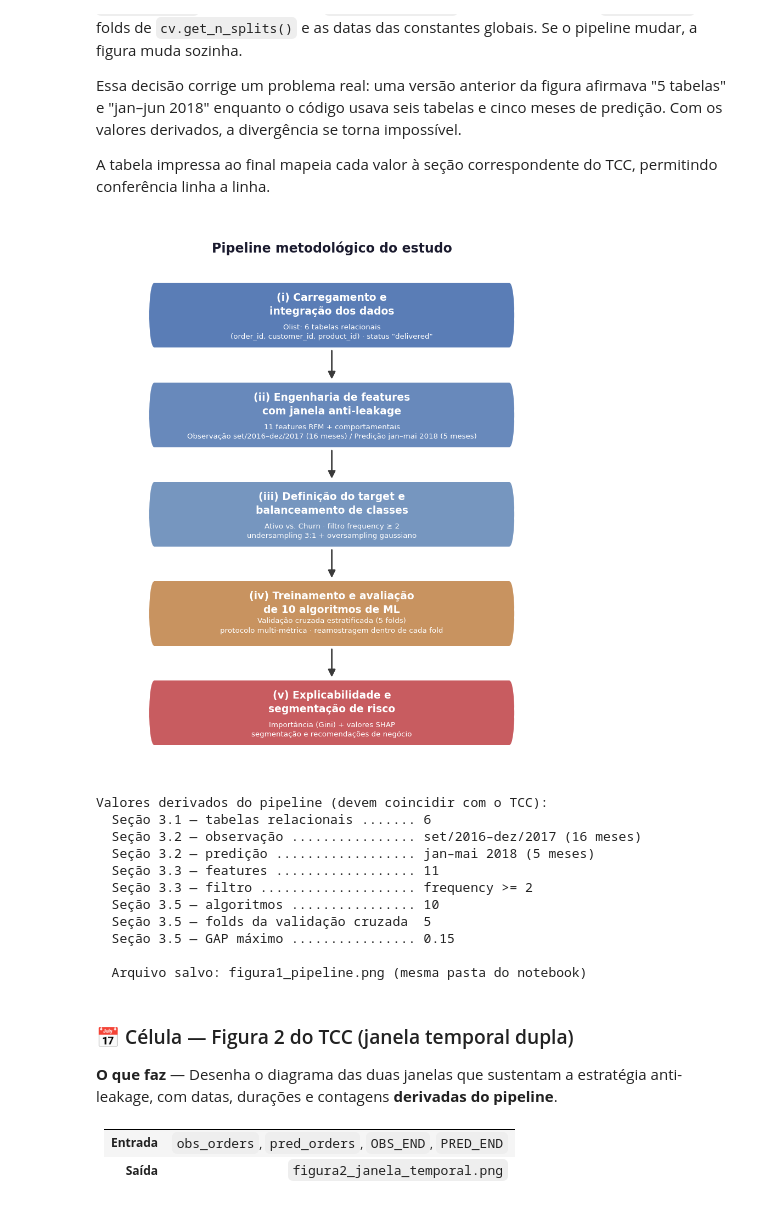
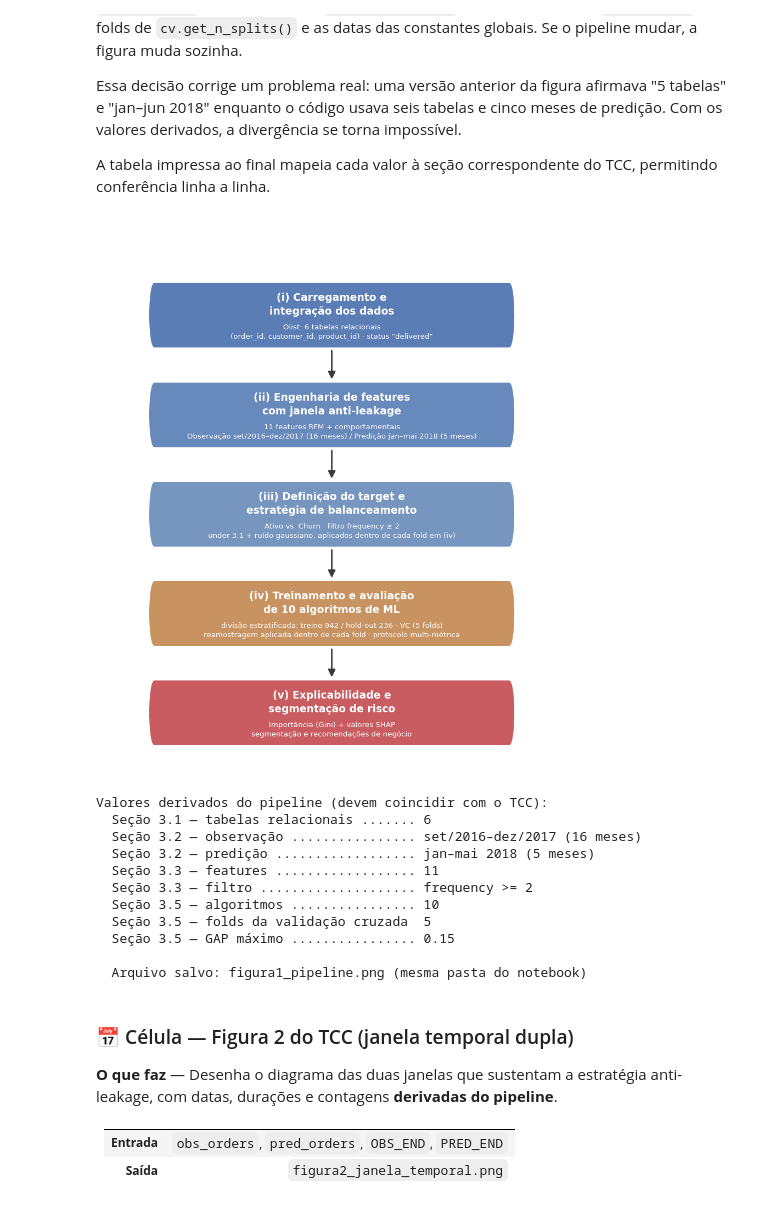
Before and after one commit to ugulinofabiano/tcc-mba-usp, a Jupyter notebook: notebook/olist_churn_prediction.ipynb, the cells around one changed output. Saved outputs shown, nothing was run; the diff lists cells and outputs as text; code cells hidden in the pictures.

```diff
--- a/notebook/olist_churn_prediction.ipynb
+++ b/notebook/olist_churn_prediction.ipynb
@@ -5249,6 +5925,8 @@ A tabela impressa ao final mapeia cada valor à seção correspondente do TCC, p
 conferência linha a linha.
 # %%
 # NEW -  Gerado pela revisão com Claude
+# v8 — etapa (iii) deixa de descrever o balanceamento como concluída antes
+#      do treino; a aplicação é atribuída à etapa (iv), dentro de cada fold.
 # ── Figura 1 do TCC — Pipeline metodológico ───────────────────────────────────
 # Todos os rótulos são DERIVADOS do estado do notebook: se o pipeline mudar,
 # a figura acompanha. Executar após a Seção 7 (variáveis `models` e `X_model`).
@@ -5266,6 +5944,8 @@ n_features = X_model.shape[1]
 n_algos    = len(models)
 n_folds    = cv.get_n_splits()
 min_freq   = int(rfm['frequency'].min())
+n_treino   = len(X_tr)
+n_holdout  = len(X_te)
 gap_max    = GAP_MAX if 'GAP_MAX' in dir() else 0.15
 
 obs_ini    = obs_orders['order_purchase_timestamp'].min()   # 2016-09-15, o início REAL
@@ -5289,12 +5969,12 @@ ETAPAS = [
     ('(ii) Engenharia de features\ncom janela anti-leakage',
      f'{n_features} features RFM + comportamentais\n'
      f'Observação {obs_txt} ({obs_meses} meses) / Predição {pred_txt} ({pred_meses} meses)'),
-    ('(iii) Definição do target e\nbalanceamento de classes',
+    ('(iii) Definição do target e\nestratégia de balanceamento',
      f'Ativo vs. Churn · filtro frequency ≥ {min_freq}\n'
-     f'undersampling {RATIO_MAJ if "RATIO_MAJ" in dir() else 3}:1 + oversampling gaussiano'),
+     f'under {RATIO_MAJ}:1 + ruído gaussiano, aplicados dentro de cada fold em (iv)'),
     (f'(iv) Treinamento e avaliação\nde {n_algos} algoritmos de ML',
-     f'Validação cruzada estratificada ({n_folds} folds)\n'
-     f'protocolo multi-métrica · reamostragem dentro de cada fold\n'),
+     f'divisão estratificada: treino {n_treino} / hold-out {n_holdout} · VC ({n_folds} folds)\n'
+     f'reamostragem aplicada dentro de cada fold · protocolo multi-métrica'),
     ('(v) Explicabilidade e\nsegmentação de risco',
      'Importância (Gini) + valores SHAP\nsegmentação e recomendações de negócio'),
 ]
@@ -5307,41 +5987,39 @@ TOPOS = [0.109, 0.291, 0.472, 0.653, 0.834]
 fig, ax = plt.subplots(figsize=(8.4, 10.0))
 fig.patch.set_facecolor('white')
 ax.set_xlim(0, 1); ax.set_ylim(1, 0); ax.axis('off')
-ax.text(0.5, 0.045, 'Pipeline metodológico do estudo', ha='center', va='center',
-        fontsize=17, fontweight='bold', color='#1A1A2E')
 
 largura, cx = X1 - X0, (X0 + X1) / 2
 for i, ((titulo, detalhe), cor, topo) in enumerate(zip(ETAPAS, CORES, TOPOS)):
     ax.add_patch(FancyBboxPatch((X0, topo), largura, ALTURA,
                  boxstyle='round,pad=0,rounding_size=0.012', linewidth=0,
                  facecolor=cor, mutation_aspect=largura / ALTURA))
     ax.text(cx, topo + ALTURA * 0.33, titulo, ha='center', va='center',
             fontsize=13.5, fontweight='bold', color='white', linespacing=1.35)
     ax.text(cx, topo + ALTURA * 0.755, detalhe, ha='center', va='center',
             fontsize=9.6, color='white', linespacing=1.45)
     if i < len(ETAPAS) - 1:
         ax.add_patch(FancyArrowPatch((cx, topo + ALTURA + 0.006), (cx, TOPOS[i + 1] - 0.006),
                      arrowstyle='-|>', mutation_scale=20, linewidth=2.0,
                      color='#3A3A3A', shrinkA=0, shrinkB=0))
 
 plt.subplots_adjust(left=0, right=1, top=1, bottom=0)
 plt.savefig('figura1_pipeline.png', dpi=150, bbox_inches='tight',
             pad_inches=0.12, facecolor='white')      # salva ao lado do notebook
 plt.show()
 
 # ── conferência contra o texto do TCC ────────────────────────────────────────
 print('Valores derivados do pipeline (devem coincidir com o TCC):')
 print(f'  Seção 3.1 — tabelas relacionais ....... {n_tabelas}')
 print(f'  Seção 3.2 — observação ................ {obs_txt} ({obs_meses} meses)')
 print(f'  Seção 3.2 — predição .................. {pred_txt} ({pred_meses} meses)')
 print(f'  Seção 3.3 — features .................. {n_features}')
 print(f'  Seção 3.3 — filtro .................... frequency >= {min_freq}')
 print(f'  Seção 3.5 — algoritmos ................ {n_algos}')
 print(f'  Seção 3.5 — folds da validação cruzada  {n_folds}')
 print(f'  Seção 3.5 — GAP máximo ................ {gap_max:.2f}')
 print('\n  Arquivo salvo: figura1_pipeline.png (mesma pasta do notebook)')
 # %% [output]
-[figure, old version]
+[figure, new version]
 Valores derivados do pipeline (devem coincidir com o TCC):
   Seção 3.1 — tabelas relacionais ....... 6
   Seção 3.2 — observação ................ set/2016–dez/2017 (16 meses)
```
Also changed, not shown: parts of 11 cells of this notebook.
